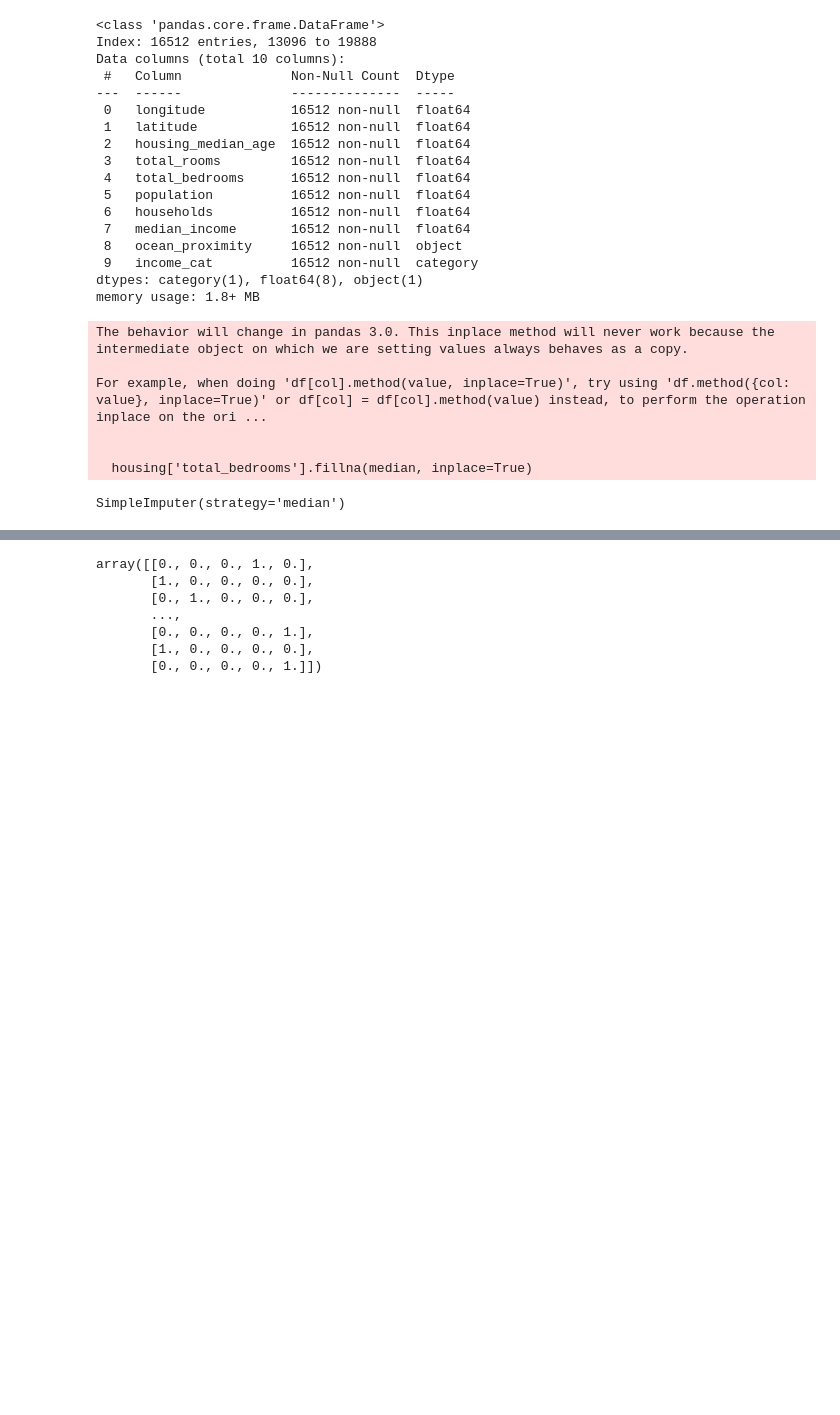
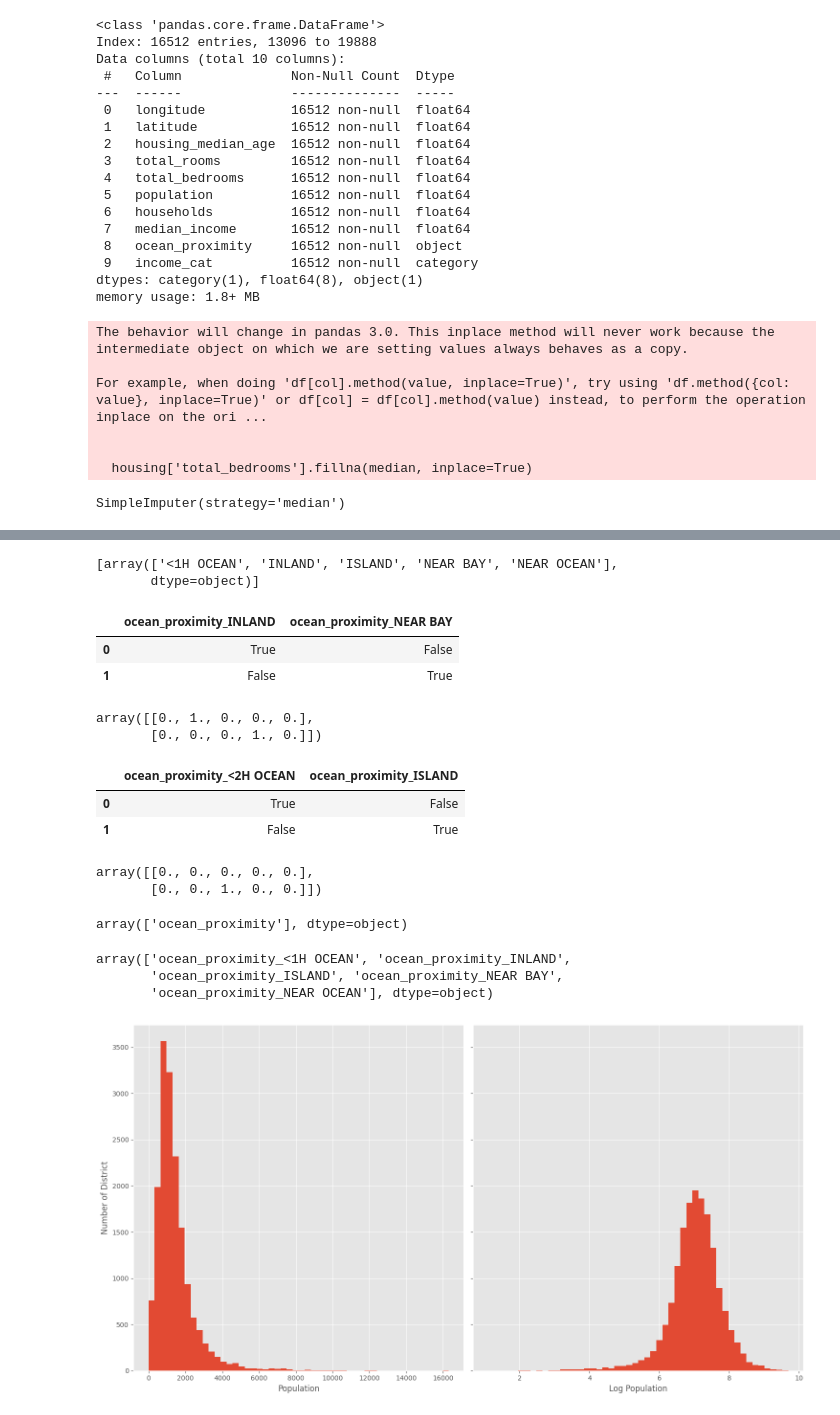
Before and after one commit to sunodmongia/House-Price, a Jupyter notebook: California_housing_price.ipynb, the cells around one changed output, grey strips where cells are left out. Cells and saved outputs as stored; diff of their text form; code cells hidden in the pictures; blank space fills up the shorter version.

```diff
--- a/California_housing_price.ipynb
+++ b/California_housing_price.ipynb
@@ -336,10 +355,47 @@ housing_cat_1hot = cat_encode.fit_transform(housing_cat)
 # %%
-housing_cat_1hot.toarray()
+# housing_cat_1hot.toarray()
-# %% [output]
-array([[0., 0., 0., 1., 0.],
-       [1., 0., 0., 0., 0.],
-       [0., 1., 0., 0., 0.],
-       ...,
-       [0., 0., 0., 0., 1.],
-       [1., 0., 0., 0., 0.],
-       [0., 0., 0., 0., 1.]])
+# %%
+cat_encode.categories_
+# %% [output]
+[array(['<1H OCEAN', 'INLAND', 'ISLAND', 'NEAR BAY', 'NEAR OCEAN'],
+       dtype=object)]
+# %%
+df_test = pd.DataFrame({
+    "ocean_proximity": ["INLAND", "NEAR BAY"]
+})
+
+pd.get_dummies(df_test)
+# %% [output]
+|  | ocean_proximity_INLAND | ocean_proximity_NEAR BAY |
+| 0 | True | False |
+| 1 | False | True |
+# %%
+cat_encode.transform(df_test)
+# %% [output]
+array([[0., 1., 0., 0., 0.],
+       [0., 0., 0., 1., 0.]])
+# %%
+df_test_unknown = pd.DataFrame({
+    "ocean_proximity": ["<2H OCEAN", "ISLAND"]
+})
+pd.get_dummies(df_test_unknown)
+# %% [output]
+|  | ocean_proximity_<2H OCEAN | ocean_proximity_ISLAND |
+| 0 | True | False |
+| 1 | False | True |
+# %%
+cat_encode.handle_unknown = "ignore"
+cat_encode.transform(df_test_unknown)
+# %% [output]
+array([[0., 0., 0., 0., 0.],
+       [0., 0., 1., 0., 0.]])
+# %%
+cat_encode.feature_names_in_
+# %% [output]
+array(['ocean_proximity'], dtype=object)
+# %%
+cat_encode.get_feature_names_out()
+# %% [output]
+array(['ocean_proximity_<1H OCEAN', 'ocean_proximity_INLAND',
+       'ocean_proximity_ISLAND', 'ocean_proximity_NEAR BAY',
+       'ocean_proximity_NEAR OCEAN'], dtype=object)
@@ -345,0 +414,14 @@ array([[0., 0., 0., 1., 0.],
+# %%
+import matplotlib.pyplot as plt
+
+fig, ax = plt.subplots(1, 2, figsize=(15, 8), tight_layout=True, sharey=True)
+
+housing["population"].hist(bins=50, ax=ax[0])
+housing['population'].apply(np.log).hist(bins=50, ax=ax[1])
+
+ax[0].set_xlabel("Population")
+ax[1].set_xlabel("Log Population")
+ax[0].set_ylabel("Number of District")
+plt.show()
+# %% [output]
+[figure, added]
```
Also changed, not shown: parts of 8 cells of this notebook.
